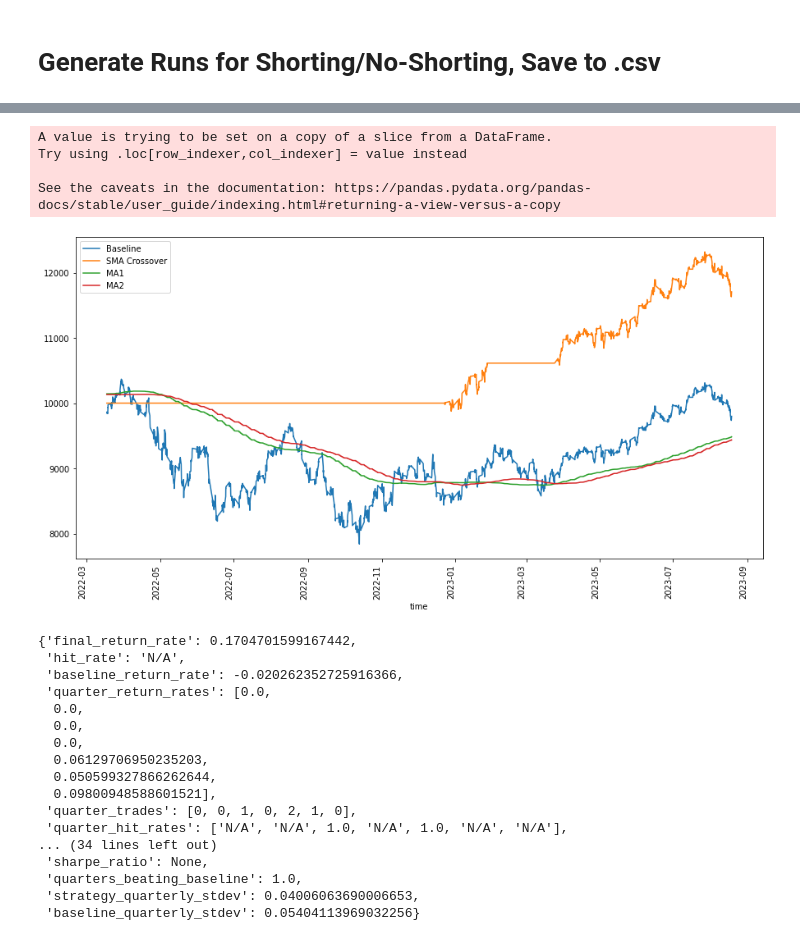
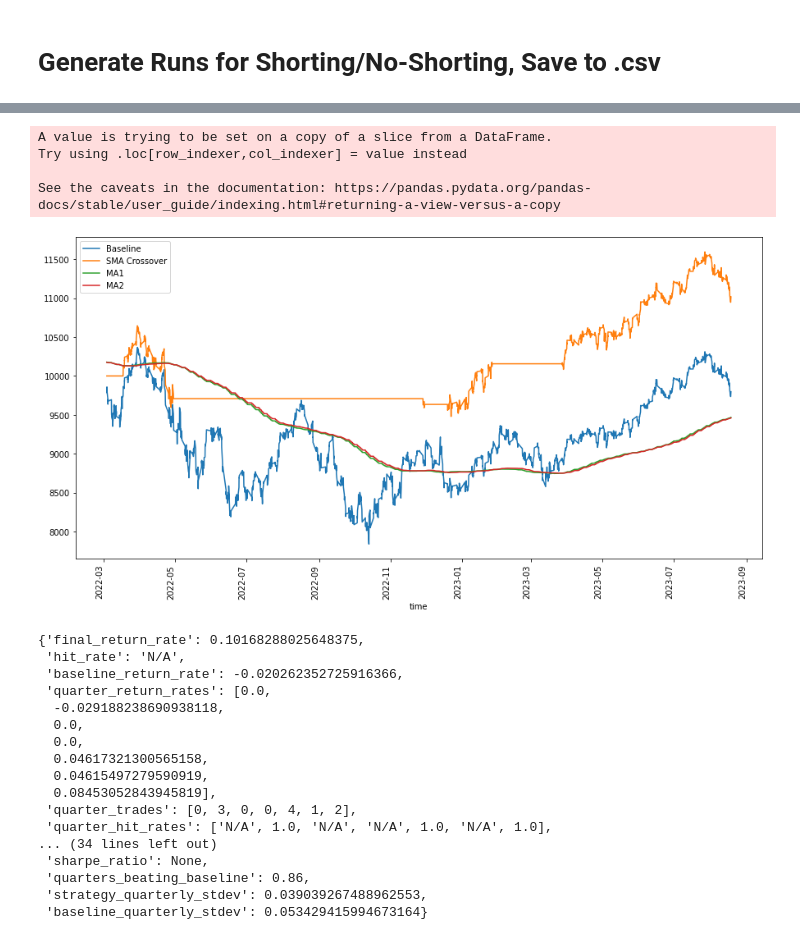
Before and after one commit to hansenrhan/sp500_backtesting_analysis, a Jupyter notebook: sma_crossover_analysis.ipynb, the cells around one changed output, grey strips where cells are left out. Drawn from its saved outputs; the diff is of its cells as text; code cells hidden in the pictures.

```diff
--- a/sma_crossover_analysis.ipynb
+++ b/sma_crossover_analysis.ipynb
@@ -425,7 +425,8 @@ def sma_crossover_backtester(sampled_data,
     # calculate quarters_beating_baseline
     count = 0
     for x in range(0, len(quarter_return_rates)):
-        if quarter_return_rates[x] > baseline_return_rates[x]:
+        # we round so that a difference of 0.0000000001, etc. won't bring it over the edge.
+        if round(quarter_return_rates[x],2) > round(baseline_return_rates[x],2):
             count = count + 1
 
     quarters_beating_baseline = round(count/len(quarter_return_rates), 2)
@@ -850,42 +846,42 @@ no_shorting_100_runs[no_shorting_100_runs.quarters_beating_baseline_results > 0.
 # %%
 # view some of them
 backtest_results = sma_crossover_backtester(
             sampled_data = spy_data,
             order_sizing = 1,
-            ma1_length = 859,
-            ma2_length = 1002,
+            ma1_length = 905,
+            ma2_length = 929,
             starting_capital = 10000,
             display_results=True,
             shorting_allowed=False,
             fixed_fee = True,
             record_balance = True,
             show_moving_averages=True,
             annual_taxes=True,
             tax_percentage=0.3, # taking 30% of gains as taxes
             fee = 0
         )
 
 backtest_results
 # %% [output]
 A value is trying to be set on a copy of a slice from a DataFrame.
 Try using .loc[row_indexer,col_indexer] = value instead
 
 See the caveats in the documentation: https://pandas.pydata.org/pandas-docs/stable/user_guide/indexing.html#returning-a-view-versus-a-copy
-[figure, old version]
+[figure, new version]
-{'final_return_rate': 0.1704701599167442,
+{'final_return_rate': 0.10168288025648375,
  'hit_rate': 'N/A',
  'baseline_return_rate': -0.020262352725916366,
  'quarter_return_rates': [0.0,
+  -0.029188238690938118,
   0.0,
   0.0,
-  0.0,
-  0.06129706950235203,
-  0.050599327866262644,
-  0.09800948588601521],
- 'quarter_trades': [0, 0, 1, 0, 2, 1, 0],
- 'quarter_hit_rates': ['N/A', 'N/A', 1.0, 'N/A', 1.0, 'N/A', 'N/A'],
+  0.04617321300565158,
+  0.04615497279590919,
+  0.08453052843945819],
+ 'quarter_trades': [0, 3, 0, 0, 4, 1, 2],
+ 'quarter_hit_rates': ['N/A', 1.0, 'N/A', 'N/A', 1.0, 'N/A', 1.0],
 ... (34 lines left out)
  'sharpe_ratio': None,
- 'quarters_beating_baseline': 1.0,
- 'strategy_quarterly_stdev': 0.04006063690006653,
- 'baseline_quarterly_stdev': 0.05404113969032256}
+ 'quarters_beating_baseline': 0.86,
+ 'strategy_quarterly_stdev': 0.039039267488962553,
+ 'baseline_quarterly_stdev': 0.053429415994673164}
```
Also changed, not shown: parts of 7 cells of this notebook.
